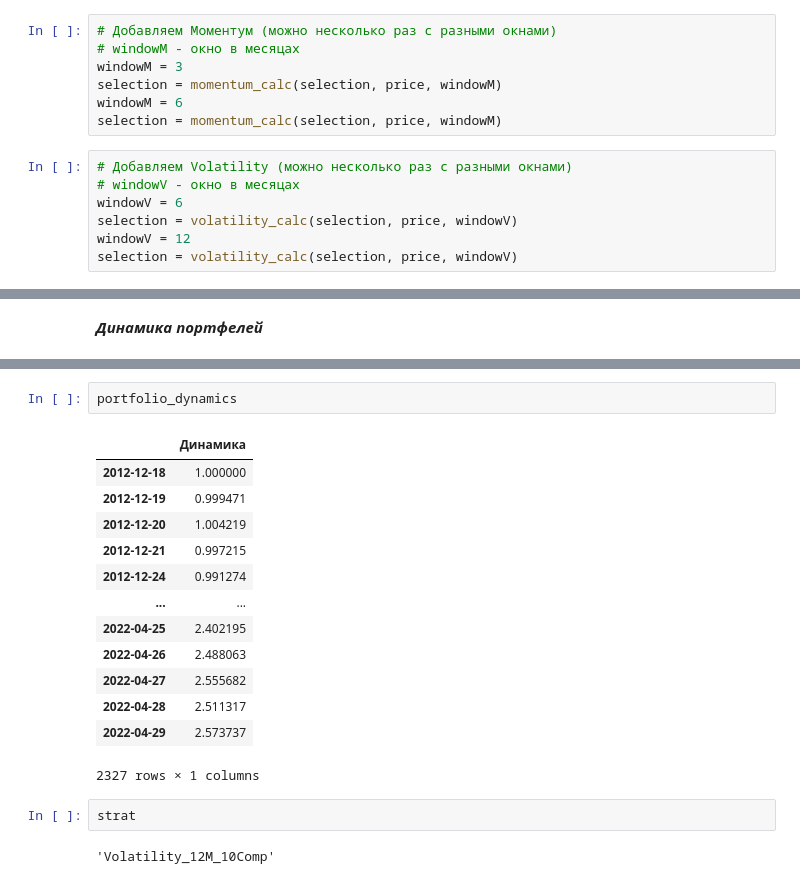
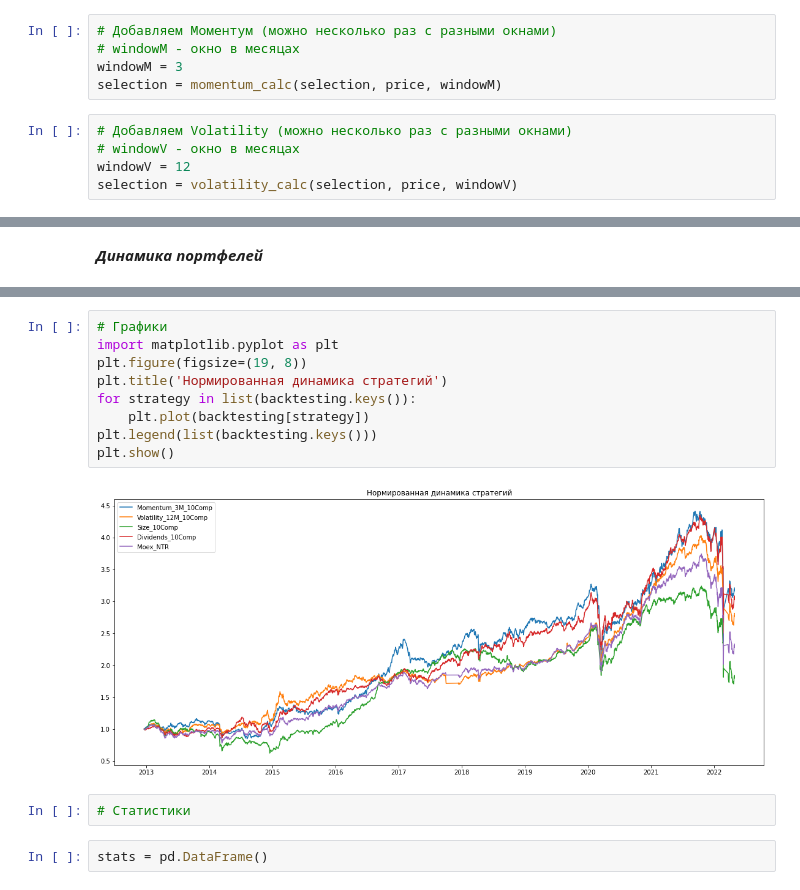
Before and after one commit to MaestroNY/trading-strategies, a Jupyter notebook: Factor strategies.ipynb, the cells around one changed output, grey strips where cells are left out. Drawn from its saved outputs; the diff is of its cells as text.

```diff
--- a/Factor strategies.ipynb
+++ b/Factor strategies.ipynb
@@ -233,13 +302,9 @@ for i in real_rebs.keys():
 # windowM - окно в месяцах
 windowM = 3
 selection = momentum_calc(selection, price, windowM)
-windowM = 6
-selection = momentum_calc(selection, price, windowM)
 # %%
 # Добавляем Volatility (можно несколько раз с разными окнами)
 # windowV - окно в месяцах
-windowV = 6
-selection = volatility_calc(selection, price, windowV)
 windowV = 12
 selection = volatility_calc(selection, price, windowV)
 # %%
@@ -355,20 +391,15 @@ for Ndate in range(len(list(final_select.keys()))):
-# %%
-portfolio_dynamics
-# %% [output]
-|  | Динамика |
-| 2012-12-18 | 1.000000 |
-| 2012-12-19 | 0.999471 |
-| 2012-12-20 | 1.004219 |
-| 2012-12-21 | 0.997215 |
-| 2012-12-24 | 0.991274 |
-| ... | ... |
-| 2022-04-25 | 2.402195 |
-| 2022-04-26 | 2.488063 |
-| 2022-04-27 | 2.555682 |
-| 2022-04-28 | 2.511317 |
-| 2022-04-29 | 2.573737 |
-2327 rows × 1 columns
-# %%
-strat
-# %% [output]
-'Volatility_12M_10Comp'
+# %%
+# Графики
+import matplotlib.pyplot as plt
+plt.figure(figsize=(19, 8))
+plt.title('Нормированная динамика стратегий')
+for strategy in list(backtesting.keys()):
+    plt.plot(backtesting[strategy])
+plt.legend(list(backtesting.keys()))
+plt.show()
+# %% [output]
+[figure, added]
+# %%
+# Статистики
+# %%
+stats = pd.DataFrame()
```
Also changed, not shown: parts of 6 cells of this notebook.
